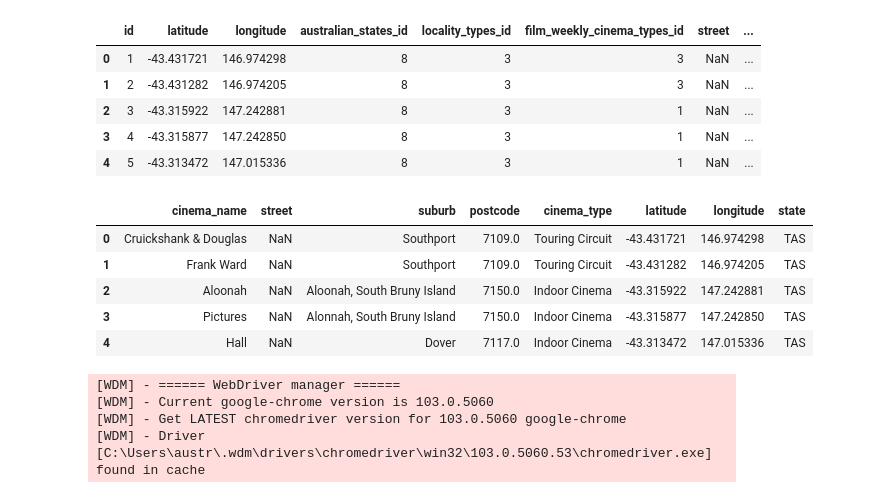
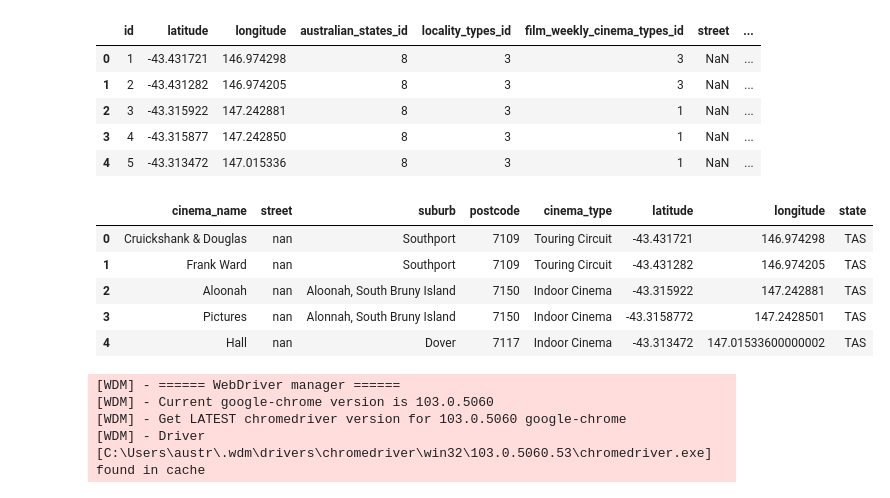
Before and after one commit to CarmenK2/Cinema-vs-Streaming, a Jupyter notebook: static/python/CinemaLocations2022.ipynb, the cells around one changed output. Saved outputs shown, nothing was run; the diff lists cells and outputs as text; code cells hidden in the pictures.

```diff
--- a/static/python/CinemaLocations2022.ipynb
+++ b/static/python/CinemaLocations2022.ipynb
@@ -28,16 +28,19 @@ Cinemas1948_df.head()
 # %%
 # Drop australian_states_id, locality_types_id, film_weekly_cinema_types_id, exhibitor_name, capacity, shortname, description.1, id
 Cinemas1948_df = Cinemas1948_df[["cinema_name", "street", "suburb", "postcode", "description", "latitude", "longitude", "shortname"]]
 
 # Rename shortname to state, description to cinema_type
 Cinemas1948_df = Cinemas1948_df.rename(columns={"shortname":"state", "description":"cinema_type"})
 
+# Drop .0 in postcode column
+Cinemas1948_df = Cinemas1948_df.astype(str).replace(r'\.0$', '', regex=True)
+
 # Dusplay dataframe
 Cinemas1948_df.head()
 # %% [output]
 |  | cinema_name | street | suburb | postcode | cinema_type | latitude | longitude | state |
-| 0 | Cruickshank & Douglas | NaN | Southport | 7109.0 | Touring Circuit | -43.431721 | 146.974298 | TAS |
-| 1 | Frank Ward | NaN | Southport | 7109.0 | Touring Circuit | -43.431282 | 146.974205 | TAS |
-| 2 | Aloonah | NaN | Aloonah, South Bruny Island | 7150.0 | Indoor Cinema | -43.315922 | 147.242881 | TAS |
-| 3 | Pictures | NaN | Alonnah, South Bruny Island | 7150.0 | Indoor Cinema | -43.315877 | 147.242850 | TAS |
-| 4 | Hall | NaN | Dover | 7117.0 | Indoor Cinema | -43.313472 | 147.015336 | TAS |
+| 0 | Cruickshank & Douglas | nan | Southport | 7109 | Touring Circuit | -43.431721 | 146.974298 | TAS |
+| 1 | Frank Ward | nan | Southport | 7109 | Touring Circuit | -43.431282 | 146.974205 | TAS |
+| 2 | Aloonah | nan | Aloonah, South Bruny Island | 7150 | Indoor Cinema | -43.315922 | 147.242881 | TAS |
+| 3 | Pictures | nan | Alonnah, South Bruny Island | 7150 | Indoor Cinema | -43.3158772 | 147.2428501 | TAS |
+| 4 | Hall | nan | Dover | 7117 | Indoor Cinema | -43.313472 | 147.01533600000002 | TAS |
```
Also changed, not shown: parts of 7 cells of this notebook, 2 other files.
